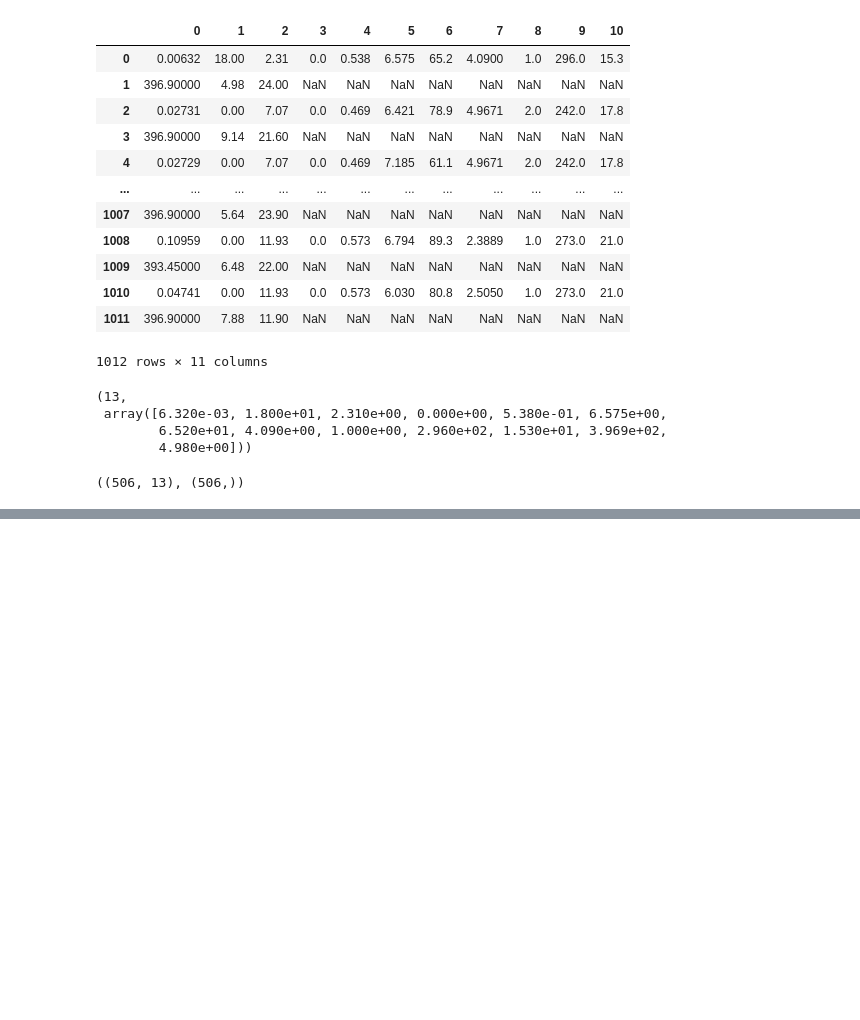
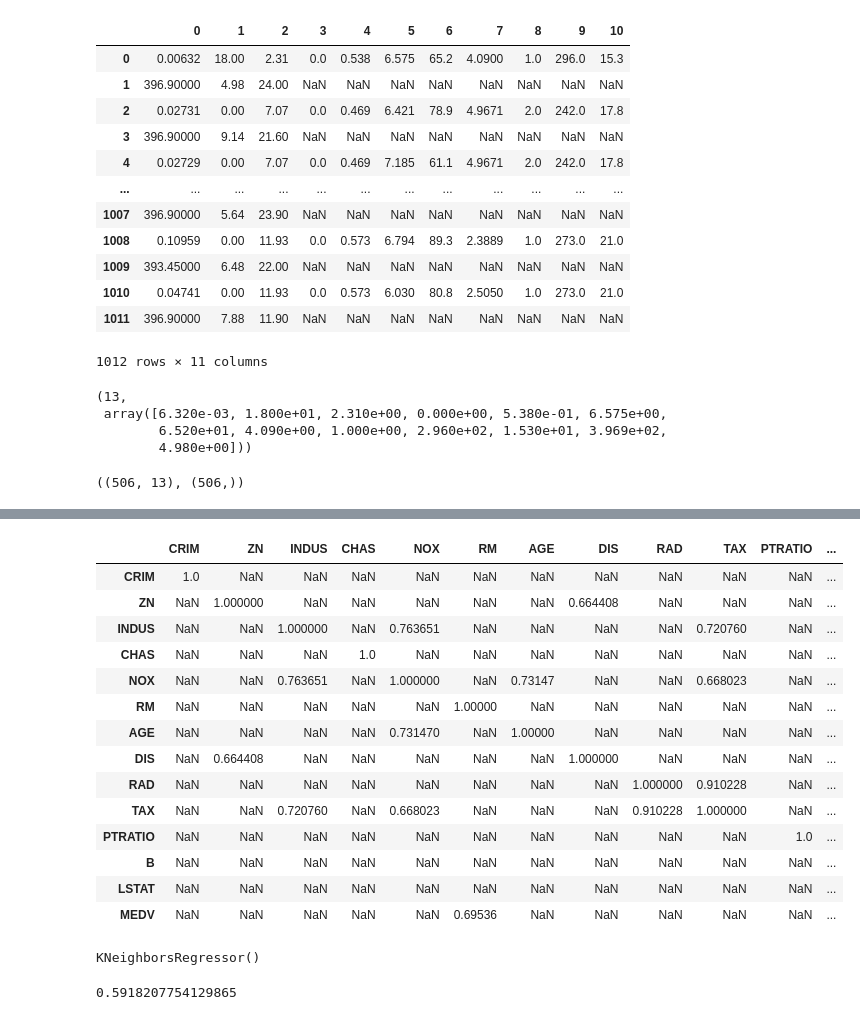
Before and after one commit to leekyuyoung20230313/pythone, a Jupyter notebook: 머신러닝/머신러닝5.ipynb, the cells around one changed output, grey strips where cells are left out. Saved outputs shown, nothing was run; the diff lists cells and outputs as text; code cells hidden in the pictures; blank space fills up the shorter version.

```diff
--- a/머신러닝/머신러닝5.ipynb
+++ b/머신러닝/머신러닝5.ipynb
@@ -53,0 +161,20 @@ data.shape, target.shape
+# %%
+# 절대값이 0.65 이상인 값들
+corr[corr >= 0.65]
+# RM, TAX, DIS
+# %% [output]
+|  | CRIM | ZN | INDUS | CHAS | NOX | RM | AGE | DIS | RAD | TAX | PTRATIO | ... |
+| CRIM | 1.0 | NaN | NaN | NaN | NaN | NaN | NaN | NaN | NaN | NaN | NaN | ... |
+| ZN | NaN | 1.000000 | NaN | NaN | NaN | NaN | NaN | 0.664408 | NaN | NaN | NaN | ... |
+| INDUS | NaN | NaN | 1.000000 | NaN | 0.763651 | NaN | NaN | NaN | NaN | 0.720760 | NaN | ... |
+| CHAS | NaN | NaN | NaN | 1.0 | NaN | NaN | NaN | NaN | NaN | NaN | NaN | ... |
+| NOX | NaN | NaN | 0.763651 | NaN | 1.000000 | NaN | 0.73147 | NaN | NaN | 0.668023 | NaN | ... |
+| RM | NaN | NaN | NaN | NaN | NaN | 1.00000 | NaN | NaN | NaN | NaN | NaN | ... |
+| AGE | NaN | NaN | NaN | NaN | 0.731470 | NaN | 1.00000 | NaN | NaN | NaN | NaN | ... |
+| DIS | NaN | 0.664408 | NaN | NaN | NaN | NaN | NaN | 1.000000 | NaN | NaN | NaN | ... |
+| RAD | NaN | NaN | NaN | NaN | NaN | NaN | NaN | NaN | 1.000000 | 0.910228 | NaN | ... |
+| TAX | NaN | NaN | 0.720760 | NaN | 0.668023 | NaN | NaN | NaN | 0.910228 | 1.000000 | NaN | ... |
+| PTRATIO | NaN | NaN | NaN | NaN | NaN | NaN | NaN | NaN | NaN | NaN | 1.0 | ... |
+| B | NaN | NaN | NaN | NaN | NaN | NaN | NaN | NaN | NaN | NaN | NaN | ... |
+| LSTAT | NaN | NaN | NaN | NaN | NaN | NaN | NaN | NaN | NaN | NaN | NaN | ... |
+| MEDV | NaN | NaN | NaN | NaN | NaN | 0.69536 | NaN | NaN | NaN | NaN | NaN | ... |
@@ -53,0 +185,11 @@ data.shape, target.shape
+# %%
+knr = KNeighborsRegressor()
+# 학습
+knr.fit(x_train,y_train)
+# %% [output]
+KNeighborsRegressor()
+# %%
+# 평가
+knr.score(x_test,y_test)
+# %% [output]
+0.5918207754129865
```
Also changed, not shown: parts of 20 cells of this notebook.
